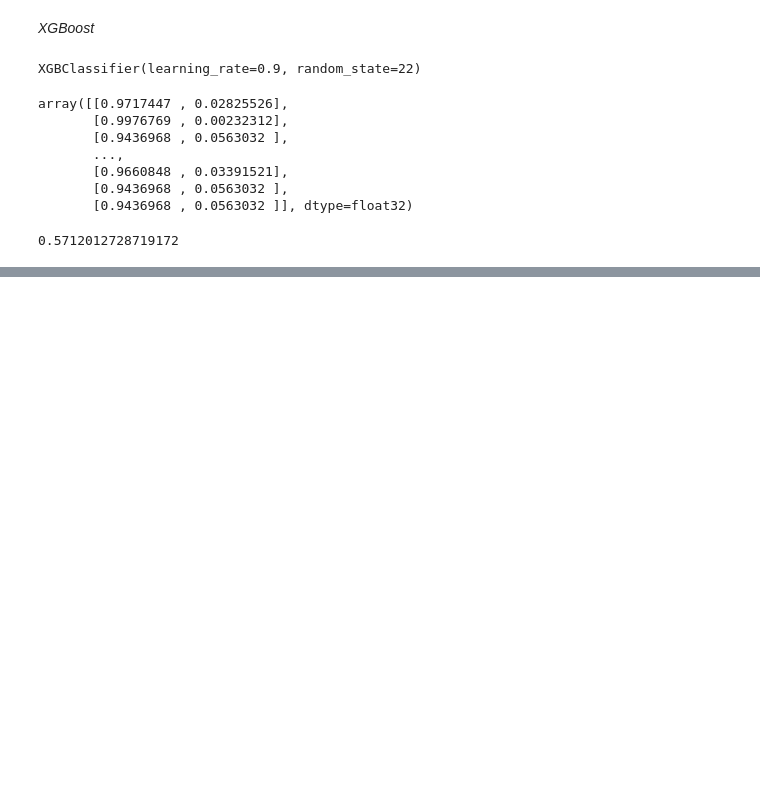
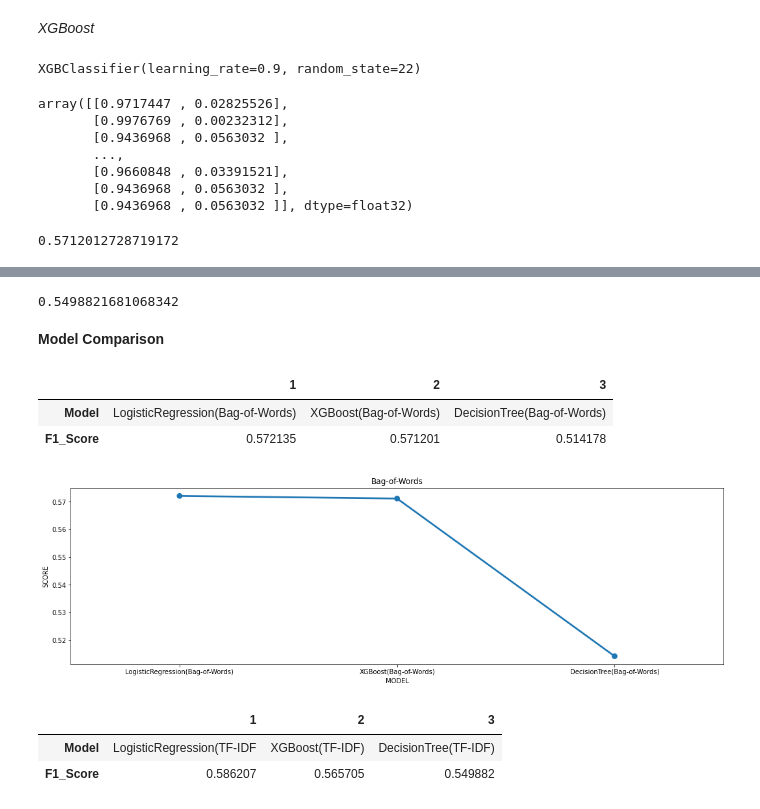
Before and after one commit to sunnylistax25/SentimentAnalysis, a Jupyter notebook: SentimentAnalysis.ipynb, the cells around one changed output, grey strips where cells are left out. Drawn from its saved outputs; the diff is of its cells as text; code cells hidden in the pictures; blank space fills up the shorter version.

Commit message:
Model training completed

```diff
--- a/SentimentAnalysis.ipynb
+++ b/SentimentAnalysis.ipynb
@@ -619,0 +655,14 @@ xgb_bow
+# %%
+from sklearn.tree import DecisionTreeClassifier
+
+# entropy means the algorithm uses information gain as the metric for selecting the feature to split on
+
+dct = DecisionTreeClassifier(criterion='entropy', random_state=1)
+# %%
+# Bag-of-Words
+
+dct.fit(x_train_bow, y_train_bow)
+
+# predicting probabilities
+dct_bow = dct.predict_proba(x_valid_bow)
+dct_bow
@@ -619,0 +677,8 @@ xgb_bow
+# %%
+dct_bow=dct_bow[:,1]>=0.3
+
+dct_int_bow = dct_bow.astype(np.int)
+
+dct_score_bow = f1_score(y_valid_bow,dct_int_bow)
+
+dct_score_bow
@@ -619,0 +705,51 @@ xgb_bow
+# %%
+# F1 score
+dct_tfidf = dct_tfidf[:,1]>=0.3
+
+dct_int_tfidf = dct_tfidf.astype(np.int)
+
+dct_score_tfidf=f1_score(y_valid_tfidf,dct_int_tfidf)
+
+dct_score_tfidf
+# %% [output]
+0.5498821681068342
+# %% [markdown]
+**Model Comparison**
+# %%
+algo_1 = ['LogisticRegression(Bag-of-Words)', 'XGBoost(Bag-of-Words)',
+          'DecisionTree(Bag-of-Words)']
+
+score_1 = [log_bow, xgb_bow, dct_score_bow]
+
+compare_1 = pd.DataFrame({'Model': algo_1, 'F1_Score': score_1},
+                         index=[ i for i in range(1,4)])
+
+compare_1.T
+# %% [output]
+|  | 1 | 2 | 3 |
+| Model | LogisticRegression(Bag-of-Words) | XGBoost(Bag-of-Words) | DecisionTree(Bag-of-Words) |
+| F1_Score | 0.572135 | 0.571201 | 0.514178 |
+# %%
+plt.figure(figsize=(18,5))
+
+sns.pointplot(x='Model', y='F1_Score', data=compare_1)
+
+plt.title('Bag-of-Words')
+plt.xlabel('MODEL')
+plt.ylabel('SCORE')
+
+plt.show()
+# %% [output]
+[figure, added]
+# %%
+algo_2 = ['LogisticRegression(TF-IDF', 'XGBoost(TF-IDF)', 'DecisionTree(TF-IDF)']
+
+score_2 = [log_tfidf, score, dct_score_tfidf]
+
+compare_2 = pd.DataFrame({'Model':algo_2, 'F1_Score': score_2}, index=[i for i in range(1,4)])
+
+compare_2.T
+# %% [output]
+|  | 1 | 2 | 3 |
+| Model | LogisticRegression(TF-IDF | XGBoost(TF-IDF) | DecisionTree(TF-IDF) |
+| F1_Score | 0.586207 | 0.565705 | 0.549882 |
```
Also changed, not shown: parts of 15 cells of this notebook.
